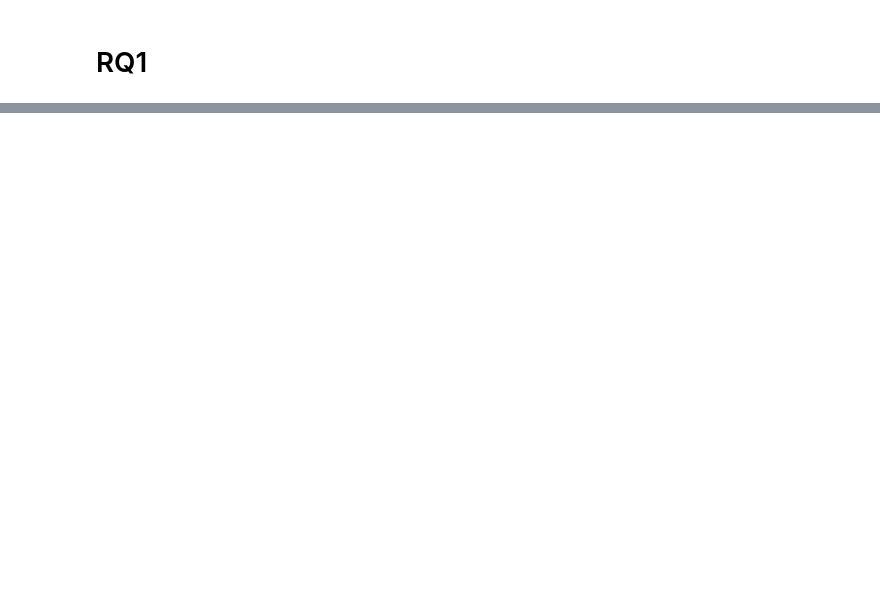
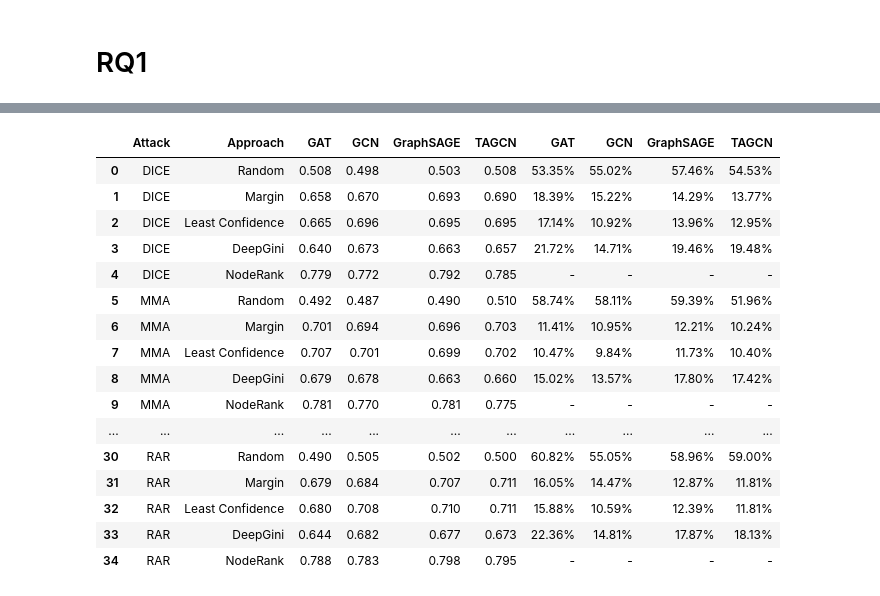
Before and after one commit to yinghuali/NodeRank, a Jupyter notebook: ResultAnalysis.ipynb, the cells around one changed output, grey strips where cells are left out. Saved outputs shown, nothing was run; the diff lists cells and outputs as text; code cells hidden in the pictures; blank space fills up the shorter version.

```diff
--- a/ResultAnalysis.ipynb
+++ b/ResultAnalysis.ipynb
@@ -100,0 +243,85 @@ set(df['gnn'])
+# %%
+res = []
+j = 1
+for s, ppdf in df.groupby(['attack']):
+    approach_list = ['Random', 'Margin','Least Confidence', 'DeepGini', 'NodeRank']
+    for approach in approach_list:
+        tmp_res = [s, approach]
+        pdf = ppdf[ppdf['approach']==approach]
+        gnn_list = ['GAT', 'GCN', 'GraphSAGE', 'TAGCN']
+
+        for gnn in gnn_list:
+            tmp_pdf = pdf[pdf['model']==gnn]
+            apfd = tmp_pdf['apfd'].mean()
+            apfd = str(round(apfd, 3))
+            apfd = apfd +'0'* (5-len(apfd))
+            tmp_res.append(apfd)
+        res.append(tmp_res)
+improve_res = []
+res_np = np.array(res)[:,2:].astype(np.float64)
+for i in range(len(res_np)):
+    if i <=4:
+        tmp = (res_np[4]-res_np[i]) / res_np[i]
+        improve_res.append(tmp)
+    elif 4<i<=9:
+        tmp = (res_np[9]-res_np[i]) / res_np[i]
+        improve_res.append(tmp)
+    elif 9<i<=14:
+        tmp = (res_np[14]-res_np[i]) / res_np[i]
+        improve_res.append(tmp)
+    elif 14<i<=19:
+        tmp = (res_np[19]-res_np[i]) / res_np[i]
+        improve_res.append(tmp)
+    elif 19<i<=24:
+        tmp = (res_np[24]-res_np[i]) / res_np[i]
+        improve_res.append(tmp)
+    elif 24<i<=29:
+        tmp = (res_np[29]-res_np[i]) / res_np[i]
+        improve_res.append(tmp)
+    elif 29<i<=34:
+        tmp = (res_np[34]-res_np[i]) / res_np[i]
+        improve_res.append(tmp)
+
+def get_3_value(i):
+    i = "%.2f%%" % (i*100)
+    i = i +'0'* (5-len(i))
+    return i
+
+new_res = []
+for i in range(len(improve_res)):
+    tmp_new_res = []
+    for j in range(len(improve_res[j])):
+        if improve_res[i][j] == 0:
+            tmp_new_res.append('-')
+        else:
+            tmp_new_res.append(get_3_value(improve_res[i][j]))
+    new_res.append(tmp_new_res)
+
+new_res = np.array(new_res)
+res = np.array(res)
+
+all_res = np.concatenate((res, new_res), axis=1)
+
+df_rq2 = pd.DataFrame(all_res, columns=['Attack', 'Approach']+['GAT', 'GCN', 'GraphSAGE', 'TAGCN']*2)
+
+df_rq2.to_excel('table_overleaf/RQ2-2.xlsx', index=False)
+
+df_rq2
+# %% [output]
+|  | Attack | Approach | GAT | GCN | GraphSAGE | TAGCN | GAT | GCN | GraphSAGE | TAGCN |
+| 0 | DICE | Random | 0.508 | 0.498 | 0.503 | 0.508 | 53.35% | 55.02% | 57.46% | 54.53% |
+| 1 | DICE | Margin | 0.658 | 0.670 | 0.693 | 0.690 | 18.39% | 15.22% | 14.29% | 13.77% |
+| 2 | DICE | Least Confidence | 0.665 | 0.696 | 0.695 | 0.695 | 17.14% | 10.92% | 13.96% | 12.95% |
+| 3 | DICE | DeepGini | 0.640 | 0.673 | 0.663 | 0.657 | 21.72% | 14.71% | 19.46% | 19.48% |
+| 4 | DICE | NodeRank | 0.779 | 0.772 | 0.792 | 0.785 | - | - | - | - |
+| 5 | MMA | Random | 0.492 | 0.487 | 0.490 | 0.510 | 58.74% | 58.11% | 59.39% | 51.96% |
+| 6 | MMA | Margin | 0.701 | 0.694 | 0.696 | 0.703 | 11.41% | 10.95% | 12.21% | 10.24% |
+| 7 | MMA | Least Confidence | 0.707 | 0.701 | 0.699 | 0.702 | 10.47% | 9.84% | 11.73% | 10.40% |
+| 8 | MMA | DeepGini | 0.679 | 0.678 | 0.663 | 0.660 | 15.02% | 13.57% | 17.80% | 17.42% |
+| 9 | MMA | NodeRank | 0.781 | 0.770 | 0.781 | 0.775 | - | - | - | - |
+| ... | ... | ... | ... | ... | ... | ... | ... | ... | ... | ... |
+| 30 | RAR | Random | 0.490 | 0.505 | 0.502 | 0.500 | 60.82% | 55.05% | 58.96% | 59.00% |
+| 31 | RAR | Margin | 0.679 | 0.684 | 0.707 | 0.711 | 16.05% | 14.47% | 12.87% | 11.81% |
+| 32 | RAR | Least Confidence | 0.680 | 0.708 | 0.710 | 0.711 | 15.88% | 10.59% | 12.39% | 11.81% |
+| 33 | RAR | DeepGini | 0.644 | 0.682 | 0.677 | 0.673 | 22.36% | 14.81% | 17.87% | 18.13% |
+| 34 | RAR | NodeRank | 0.788 | 0.783 | 0.798 | 0.795 | - | - | - | - |
```
Also changed, not shown: parts of 12 cells of this notebook, 5 other files.
